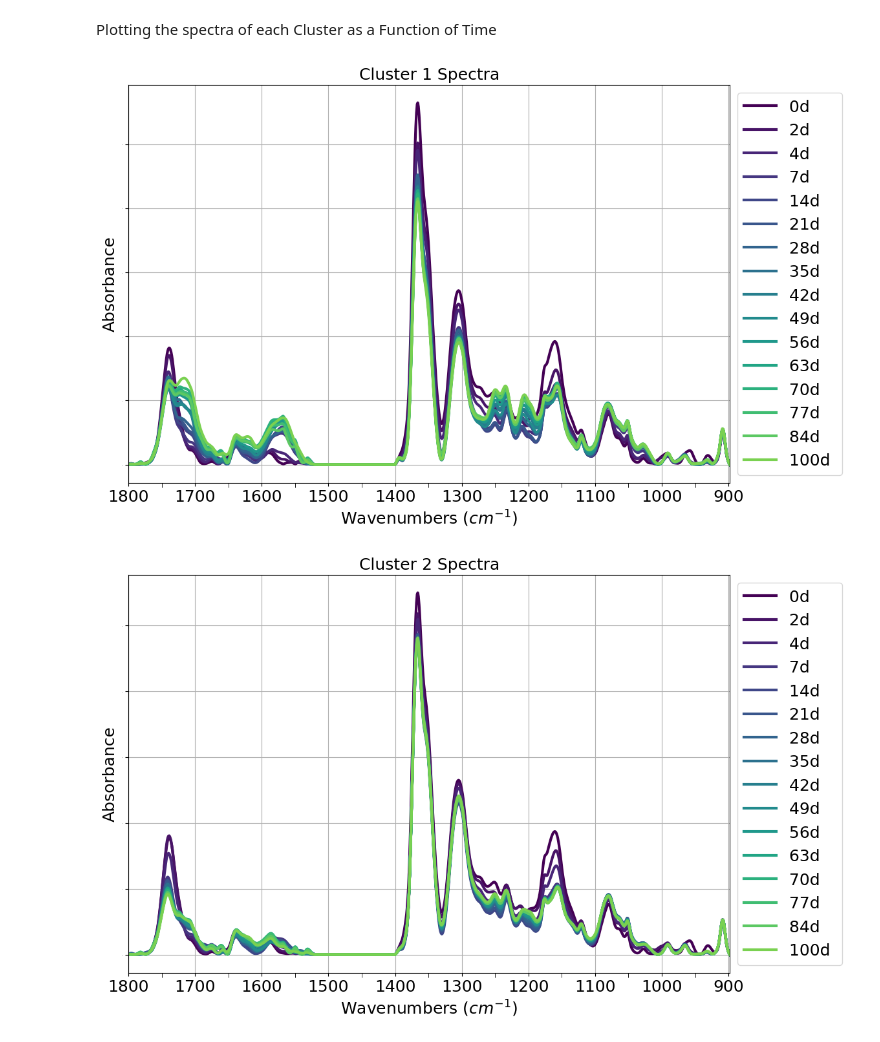
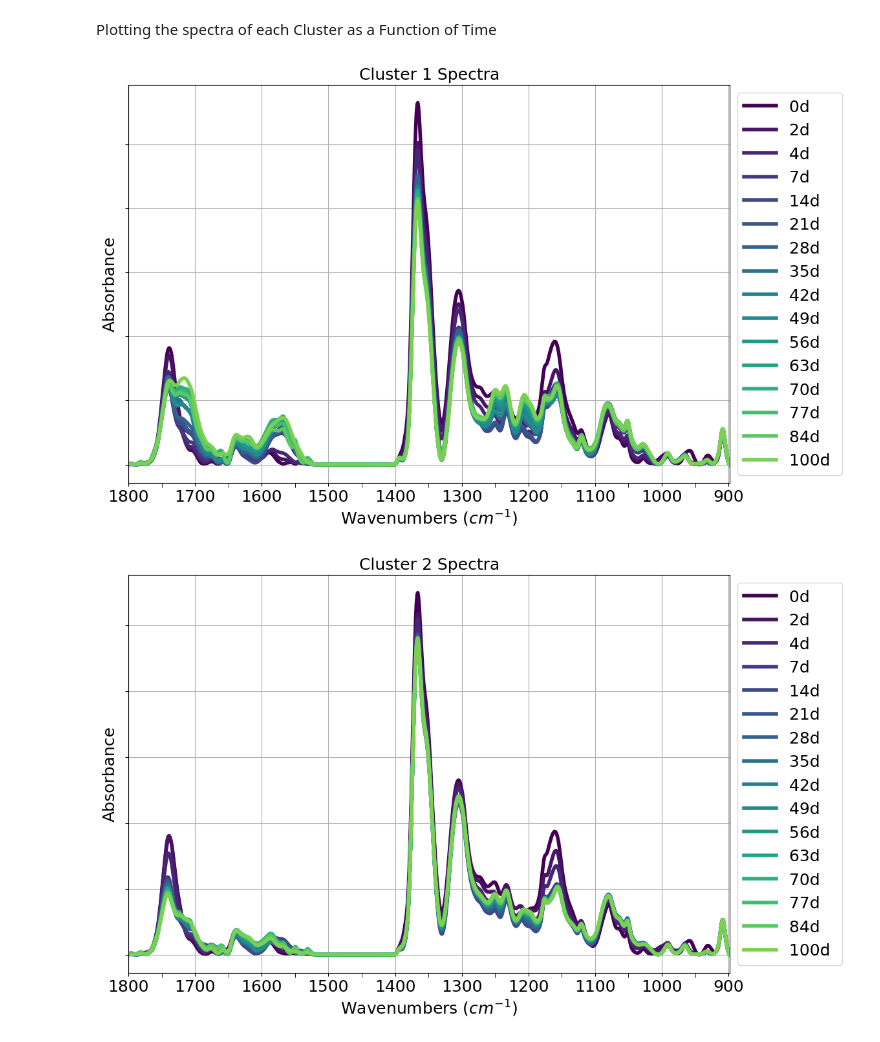
Before and after one commit to Zachery-Evans/DBSCAN_Feature_Extraction, a Jupyter notebook: PCA.ipynb, the cells around one changed output. Saved outputs shown, nothing was run; the diff lists cells and outputs as text; code cells hidden in the pictures.

```diff
--- a/PCA.ipynb
+++ b/PCA.ipynb
@@ -66,7 +58,7 @@ if not os.path.exists("C:/Users/Zach/Documents/GitHub/Feature Extraction/KMeans_
         masked_trainingDataframeList = []
 
         for df in trainingDataframeList:
-                _, _, mask_selected, modePosition, areaPE = distribution_Selection(df, '1981.7 - 2095.8', 4)
+                _, _, mask_selected, modePosition, areaPE = distribution_Selection(df, '1981.7 - 2095.8', 3)
                 df[mask_selected] = df[mask_selected].ffill()
                 masked_trainingDataframeList.append(df[mask_selected])
         trainingDataframeList = None # Clear memory
@@ -265,6 +279,8 @@ Plot Average Spectra of Clusters
 # %%
 cluster1_spectra = []
 cluster2_spectra = []
+
+plot = False
 
 for key in keys:
     training_df = dfs[key]
@@ -276,25 +292,25 @@ for key in keys:
 
     cluster1_spectra.append(clustered_spectra.values[0].astype(float))
     cluster2_spectra.append(clustered_spectra.values[1].astype(float))
+    if plot == True:
+        fig, ax = plt.subplots(figsize=(12, 8))
+        ax.set_ylabel('Absorbance', fontsize=18)
+        ax.set_xlabel(r'Wavenumbers ($cm^{-1}$)', fontsize=18)
+        ax.set_title(key[:-5], fontsize=18)
+        ax.plot(frequencies, clustered_spectra.values[0].astype(float), color='r', linewidth=3)
+        ax.plot(frequencies, clustered_spectra.values[1].astype(float), color='b', linewidth=3)
 
-    fig, ax = plt.subplots(figsize=(12, 8))
-    ax.set_ylabel('Absorbance', fontsize=18)
-    ax.set_xlabel(r'Wavenumbers ($cm^{-1}$)', fontsize=18)
-    ax.set_title(key[:-5], fontsize=18)
-    ax.plot(frequencies, clustered_spectra.values[0].astype(float), color='r', linewidth=3)
-    ax.plot(frequencies, clustered_spectra.values[1].astype(float), color='b', linewidth=3)
+        ax.tick_params(which='major', axis='x', labelsize=18)
+        ax.tick_params(which='minor', axis='x', length=5)
+        ax.xaxis.set_major_locator(ticker.MultipleLocator(100))
+        ax.xaxis.set_minor_locator(ticker.MultipleLocator(50))
+        ax.legend(labels=['Cluster 1', 'Cluster 2'],
+                fontsize=18, loc='upper left',
+                bbox_to_anchor=(0.7, 0.5, 0.5, 0.5))
+        ax.tick_params(axis='y', labelsize=0)
 
-    ax.tick_params(which='major', axis='x', labelsize=18)
-    ax.tick_params(which='minor', axis='x', length=5)
-    ax.xaxis.set_major_locator(ticker.MultipleLocator(100))
-    ax.xaxis.set_minor_locator(ticker.MultipleLocator(50))
-    ax.legend(labels=['Cluster 1', 'Cluster 2'],
-            fontsize=18, loc='upper left',
-            bbox_to_anchor=(0.7, 0.5, 0.5, 0.5))
-    ax.tick_params(axis='y', labelsize=0)
-
-    ax.set_xlim(frequencies[-1], frequencies[0])
-    ax.grid(True)
+        ax.set_xlim(frequencies[-1], frequencies[0])
+        ax.grid(True)
 # %% [output]
 [figure]
 [figure]
@@ -322,7 +338,7 @@ ax.set_xlabel(r'Wavenumbers ($cm^{-1}$)', fontsize=18)
 ax.set_title("Cluster 1 Spectra", fontsize=18)
 
 for i in range(len(cluster1_spectra)):
-        ax.plot(frequencies, cluster1_spectra[i], color=colors[i], linewidth=3)
+        ax.plot(frequencies, cluster1_spectra[i], color=colors[i], linewidth=4)
 
 ax.tick_params(which='major', axis='x', labelsize=18)
 ax.tick_params(which='minor', axis='x', length=5)
@@ -333,35 +349,35 @@ ax.legend(labels=[key[:-5] for key in keys],
         bbox_to_anchor=(0.7, 0.5, 0.5, 0.5))
 ax.tick_params(axis='y', labelsize=0)
 
 ax.set_xlim(frequencies[-1], frequencies[0])
 ax.grid(True)
 
 
 fig, ax = plt.subplots(figsize=(12, 8))
 
 cmap = plt.get_cmap('viridis')
 colors = cmap(np.linspace(0, 0.8, len(cluster2_spectra)))
 
 ax.set_ylabel('Absorbance', fontsize=18)
 ax.set_xlabel(r'Wavenumbers ($cm^{-1}$)', fontsize=18)
 ax.set_title("Cluster 2 Spectra", fontsize=18)
 
 for i in range(len(cluster2_spectra)):
-        ax.plot(frequencies, cluster2_spectra[i], color=colors[i], linewidth=3)
+        ax.plot(frequencies, cluster2_spectra[i], color=colors[i], linewidth=4)
 
 ax.tick_params(which='major', axis='x', labelsize=18)
 ax.tick_params(which='minor', axis='x', length=5)
 ax.xaxis.set_major_locator(ticker.MultipleLocator(100))
 ax.xaxis.set_minor_locator(ticker.MultipleLocator(50))
 ax.legend(labels=[key[:-5] for key in keys],
         fontsize=18, loc='upper right',
         bbox_to_anchor=(0.7, 0.5, 0.5, 0.5))
 ax.tick_params(axis='y', labelsize=0)
 
 ax.set_xlim(frequencies[-1], frequencies[0])
 ax.grid(True)
 # %% [output]
-[figure, old version]
+[figure, new version]
 [figure]
 # %%
 from matplotlib.animation import FuncAnimation
```
Also changed, not shown: parts of 8 cells of this notebook, 4 other files.
